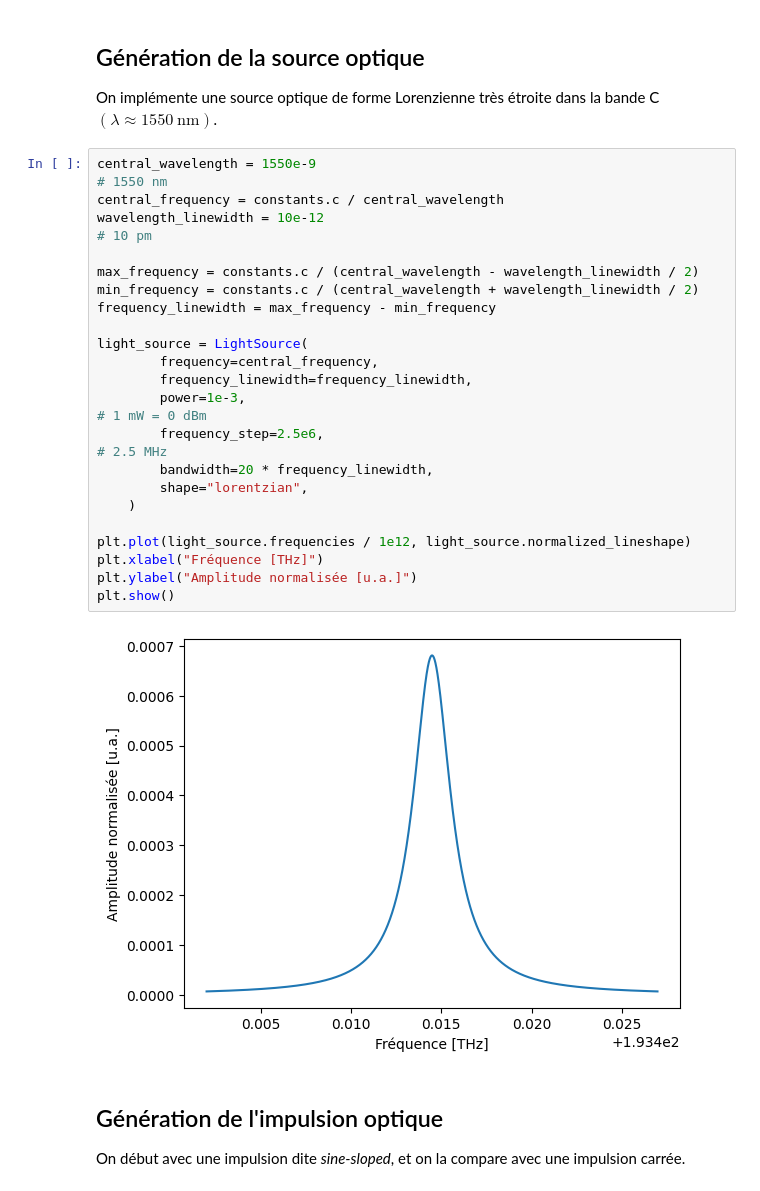
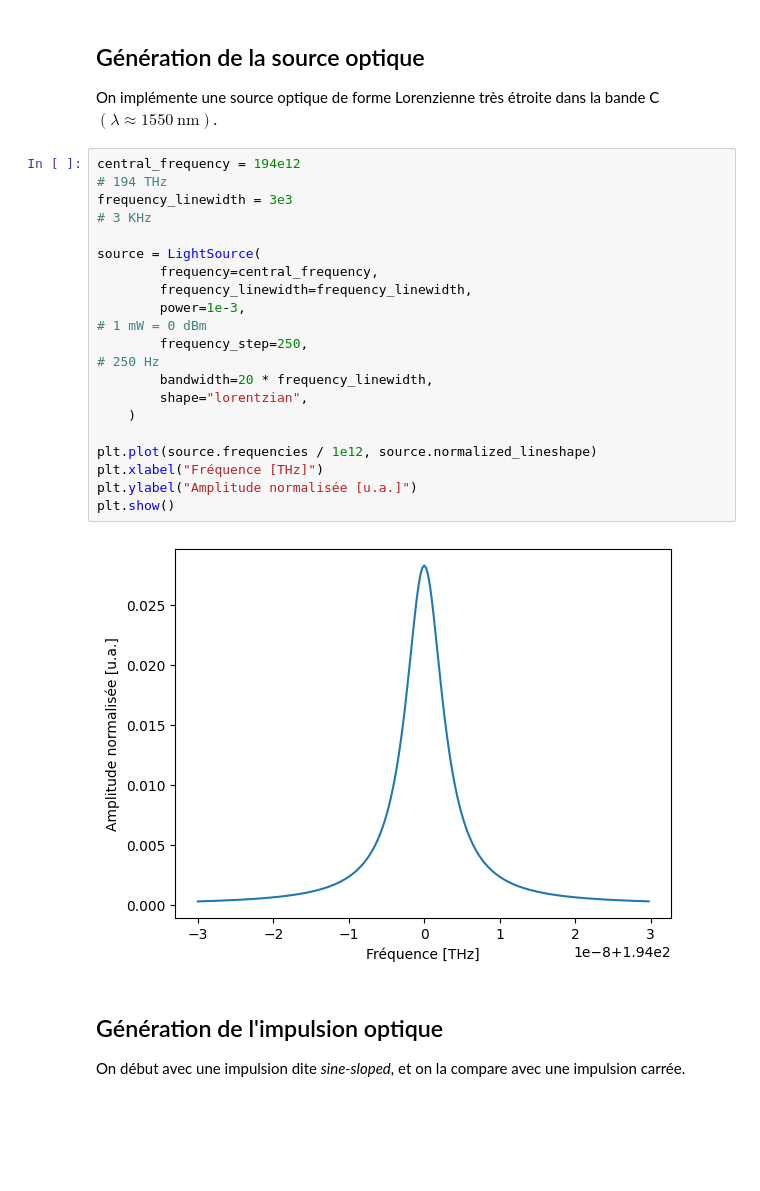
Before and after one commit to lbelangers/SS-Kapany, a Jupyter notebook: src/ssrayleigh/project.ipynb, the cells around one changed output. Drawn from its saved outputs; the diff is of its cells as text; blank space fills up the shorter version.

```diff
--- a/src/ssrayleigh/project.ipynb
+++ b/src/ssrayleigh/project.ipynb
@@ -16,29 +16,24 @@ from photodetector import Photodector
 
 On implémente une source optique de forme Lorenzienne très étroite dans la bande C $(\lambda \approx 1550 \mathrm{~nm})$.
 # %%
-central_wavelength = 1550e-9                                                        # 1550 nm
-central_frequency = constants.c / central_wavelength
-wavelength_linewidth = 10e-12                                                       # 10 pm
+central_frequency = 194e12                                                         # 194 THz
+frequency_linewidth = 3e3                                                          # 3 KHz
 
-max_frequency = constants.c / (central_wavelength - wavelength_linewidth / 2)
-min_frequency = constants.c / (central_wavelength + wavelength_linewidth / 2)
-frequency_linewidth = max_frequency - min_frequency
-
-light_source = LightSource(
+source = LightSource(
         frequency=central_frequency,
         frequency_linewidth=frequency_linewidth,
         power=1e-3,                                                                 # 1 mW = 0 dBm
-        frequency_step=2.5e6,                                                       # 2.5 MHz
+        frequency_step=250,                                                         # 250 Hz
         bandwidth=20 * frequency_linewidth,
         shape="lorentzian",
     )
 
-plt.plot(light_source.frequencies / 1e12, light_source.normalized_lineshape)
+plt.plot(source.frequencies / 1e12, source.normalized_lineshape)
 plt.xlabel("Fréquence [THz]")
 plt.ylabel("Amplitude normalisée [u.a.]")
 plt.show()
 # %% [output]
-[figure, old version]
+[figure, new version]
 # %% [markdown]
 ## Génération de l'impulsion optique
 
```
Also changed, not shown: parts of 8 cells of this notebook, 5 other files.
